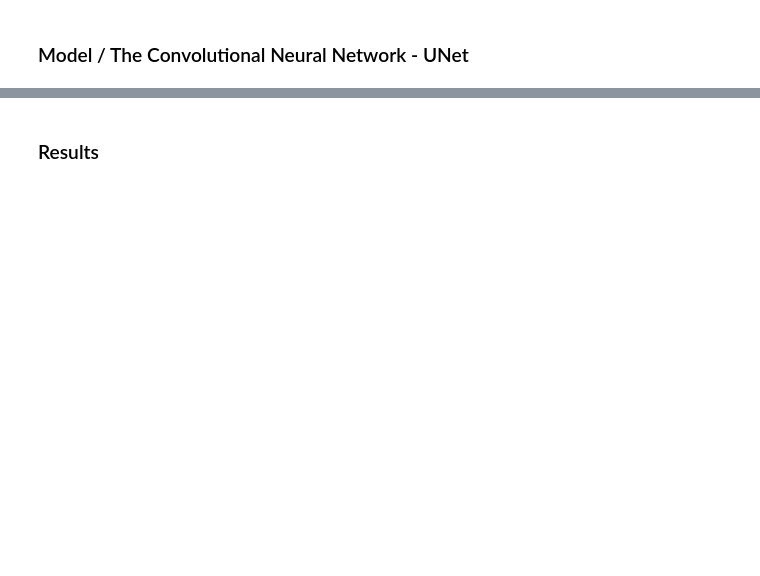
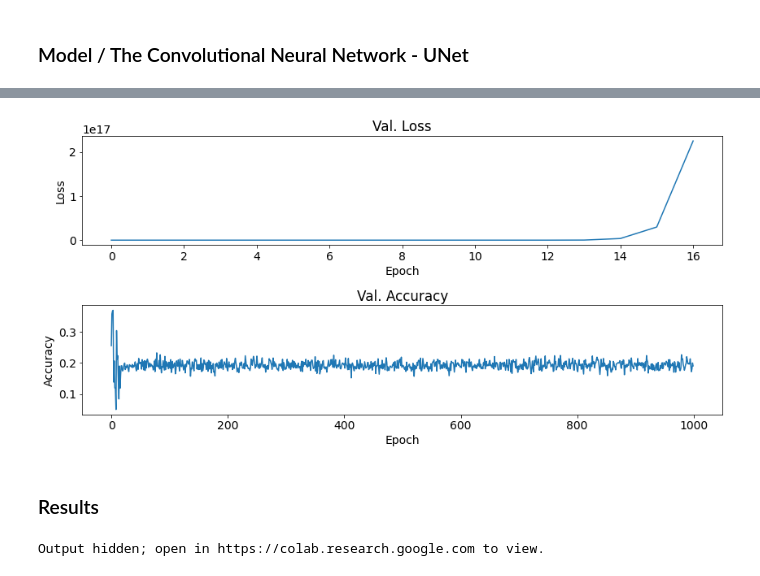
Before and after one commit to Miillya/Geekbrains, a Jupyter notebook: Введение в нейронные сети/Урок 6. Сегментация/hw_06.ipynb, the cells around one changed output, grey strips where cells are left out. Cells and saved outputs as stored; diff of their text form; code cells hidden in the pictures; blank space fills up the shorter version.

```diff
--- a/Введение в нейронные сети/Урок 6. Сегментация/hw_06.ipynb
+++ b/Введение в нейронные сети/Урок 6. Сегментация/hw_06.ipynb
@@ -316,7 +332,7 @@ Non-trainable params: 6
 __________________________________________________________________________________________________
 # %%
 train_gen = Generate()
-val_gen = Generate('./cityscapes_data/val')
+val_gen = Generate('/content/drive/MyDrive/Colab Notebooks/my_projects/cityscapes_data/val')
 # %%
 %%time
 
@@ -334,28 +349,30 @@ model.save('model.h5')
 model = load_model('loss.h5')
 # %%
 loss = h.history['val_loss']
-acc = h.history['val_acc']
+acc = h.history['val_accuracy']
 
-plot.figure(figsize=(12, 6))
-plot.subplot(211)
-plot.title('Val. Loss')
-plot.plot(loss)
-plot.xlabel('Epoch')
-plot.ylabel('Loss')
+plt.figure(figsize=(12, 6))
+plt.subplot(211)
+plt.title('Val. Loss')
+plt.plot(loss)
+plt.xlabel('Epoch')
+plt.ylabel('Loss')
 
-plot.subplot(212)
-plot.title('Val. Accuracy')
-plot.plot(acc)
-plot.xlabel('Epoch')
-plot.ylabel('Accuracy')
+plt.subplot(212)
+plt.title('Val. Accuracy')
+plt.plot(acc)
+plt.xlabel('Epoch')
+plt.ylabel('Accuracy')
 
-plot.tight_layout()
-plot.savefig('learn.png', dpi=150)
-plot.show()
+plt.tight_layout()
+plt.savefig('learn.png', dpi=150)
+plt.show()
+# %% [output]
+[figure, added]
 # %% [markdown]
 ### Results
 # %%
-test_gen = Generate('./cityscapes_data/val')
+test_gen = Generate('/content/drive/MyDrive/Colab Notebooks/my_projects/cityscapes_data/val')
 max_show=20
 for imgs, segs in test_gen:
     p = model.predict(imgs)
@@ -367,18 +384,20 @@ for imgs, segs in test_gen:
 
         predimg = cv2.addWeighted(imgs[i], 0.6, _p, 0.4, 0)
         trueimg = cv2.addWeighted(imgs[i], 0.6, _s, 0.4, 0)
-        plot.figure(figsize=(12,6))
-        plot.subplot(121)
-        plot.title('Prediction')
-        plot.imshow(predimg)
-        plot.axis('off')
-        plot.subplot(122)
-        plot.title('True')
-        plot.imshow(trueimg)
-        plot.axis('off')
-        plot.tight_layout()
-        plot.savefig('pred_'+str(i)+'.png', dpi=150)
-        plot.show()
+        plt.figure(figsize=(12,6))
+        plt.subplot(121)
+        plt.title('Prediction')
+        plt.imshow(predimg)
+        plt.axis('off')
+        plt.subplot(122)
+        plt.title('True')
+        plt.imshow(trueimg)
+        plt.axis('off')
+        plt.tight_layout()
+        plt.savefig('pred_'+str(i)+'.png', dpi=150)
+        plt.show()
     break
+# %% [output]
+Output hidden; open in https://colab.research.google.com to view.
 # %%
 from sklearn.metrics import roc_curve, balanced_accuracy_score
```
Also changed, not shown: parts of 11 cells of this notebook.
